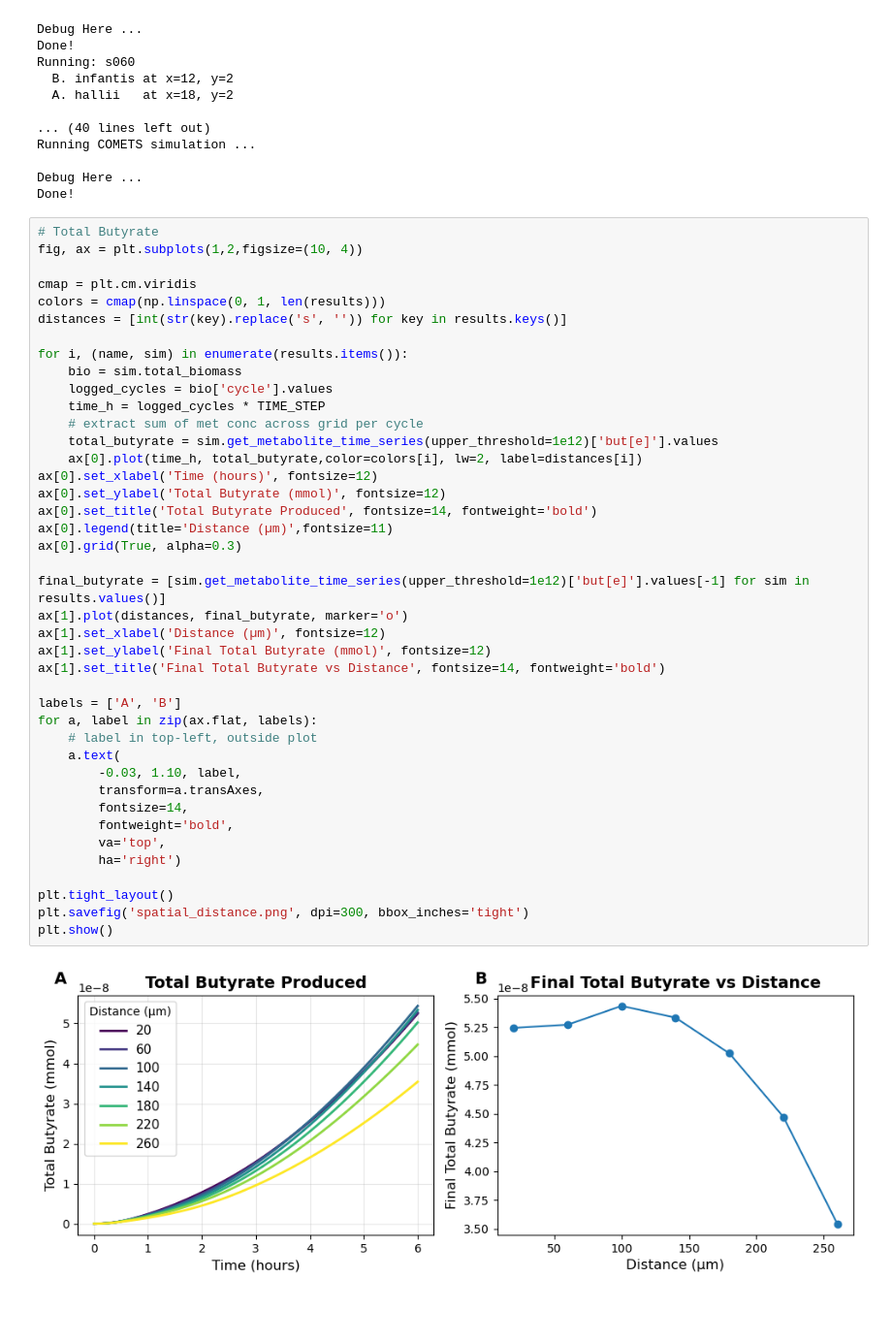
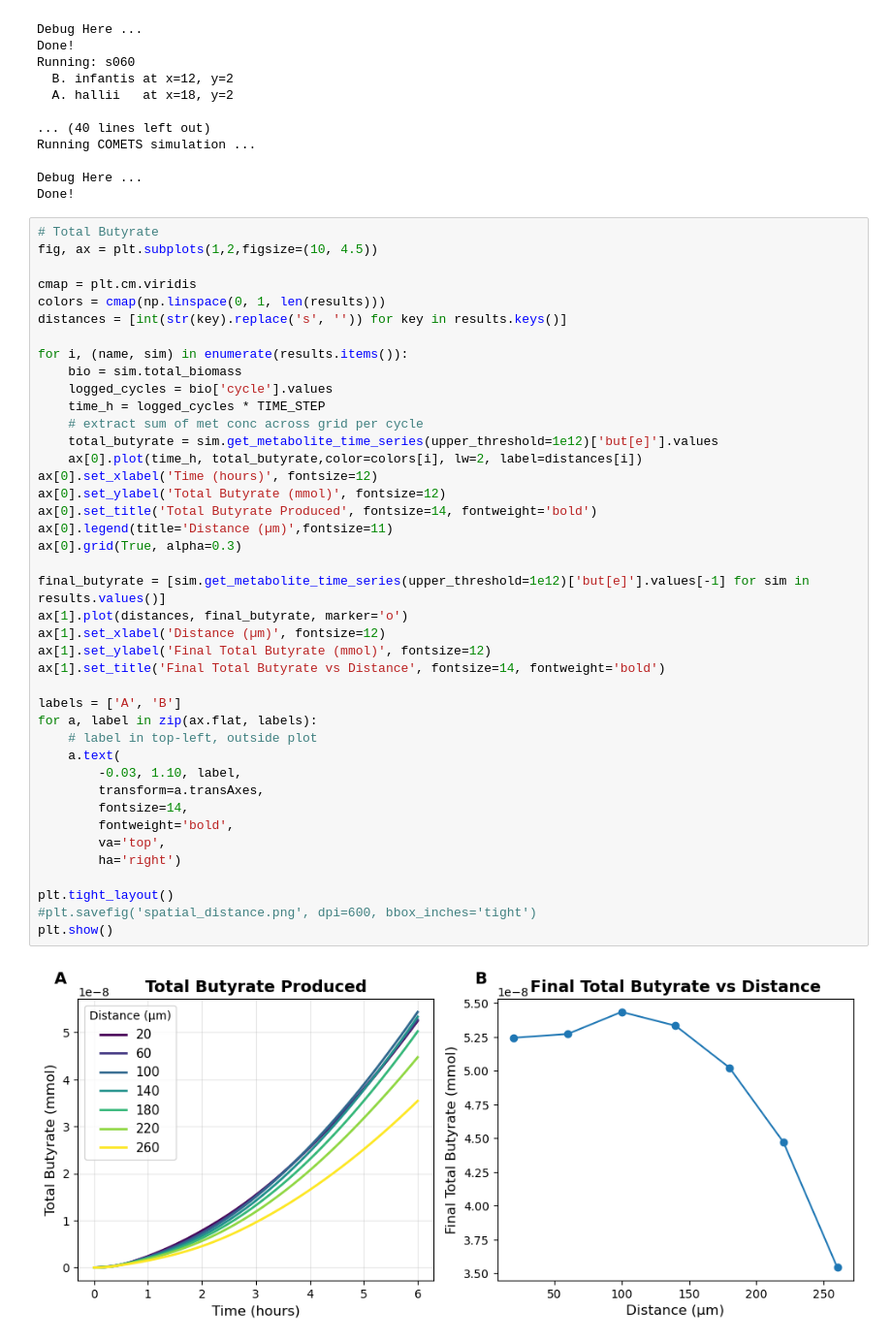
Before and after one commit to m-3-lab/SpatialFBAExample, a Jupyter notebook: Paper Code/3_3_2_Spatial.ipynb, the cells around one changed output. Shown at 97% size. Drawn from its saved outputs; the diff is of its cells as text; blank space fills up the shorter version.

```diff
--- a/Paper Code/3_3_2_Spatial.ipynb
+++ b/Paper Code/3_3_2_Spatial.ipynb
@@ -338,7 +336,7 @@ Debug Here ...
 Done!
 # %%
 # Total Butyrate
-fig, ax = plt.subplots(1,2,figsize=(10, 4))
+fig, ax = plt.subplots(1,2,figsize=(10, 4.5))
 
 cmap = plt.cm.viridis
 colors = cmap(np.linspace(0, 1, len(results)))
@@ -350,32 +348,32 @@ for i, (name, sim) in enumerate(results.items()):
     time_h = logged_cycles * TIME_STEP
     # extract sum of met conc across grid per cycle
     total_butyrate = sim.get_metabolite_time_series(upper_threshold=1e12)['but[e]'].values
     ax[0].plot(time_h, total_butyrate,color=colors[i], lw=2, label=distances[i])
 ax[0].set_xlabel('Time (hours)', fontsize=12)
 ax[0].set_ylabel('Total Butyrate (mmol)', fontsize=12)
 ax[0].set_title('Total Butyrate Produced', fontsize=14, fontweight='bold')
 ax[0].legend(title='Distance (µm)',fontsize=11)
 ax[0].grid(True, alpha=0.3)
 
 final_butyrate = [sim.get_metabolite_time_series(upper_threshold=1e12)['but[e]'].values[-1] for sim in results.values()]
 ax[1].plot(distances, final_butyrate, marker='o')
 ax[1].set_xlabel('Distance (µm)', fontsize=12)
 ax[1].set_ylabel('Final Total Butyrate (mmol)', fontsize=12)
 ax[1].set_title('Final Total Butyrate vs Distance', fontsize=14, fontweight='bold')
 
 labels = ['A', 'B']
 for a, label in zip(ax.flat, labels):
     # label in top-left, outside plot
     a.text(
         -0.03, 1.10, label,
         transform=a.transAxes,
         fontsize=14,
         fontweight='bold',
         va='top',
         ha='right')
 
 plt.tight_layout()
-plt.savefig('spatial_distance.png', dpi=300, bbox_inches='tight')
+#plt.savefig('spatial_distance.png', dpi=600, bbox_inches='tight')
 plt.show()
 # %% [output]
-[figure, old version]
+[figure, new version]
```
Also changed, not shown: parts of 1 cell of this notebook, 5 other files.
